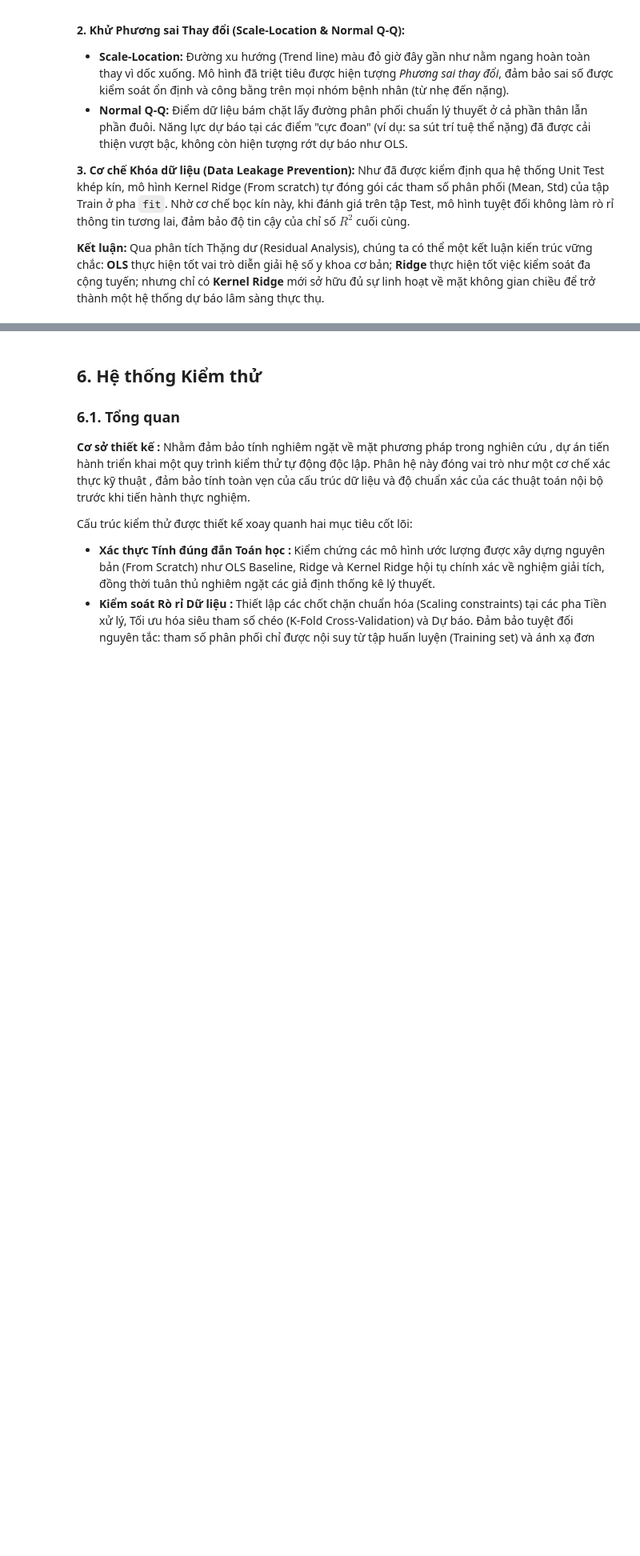
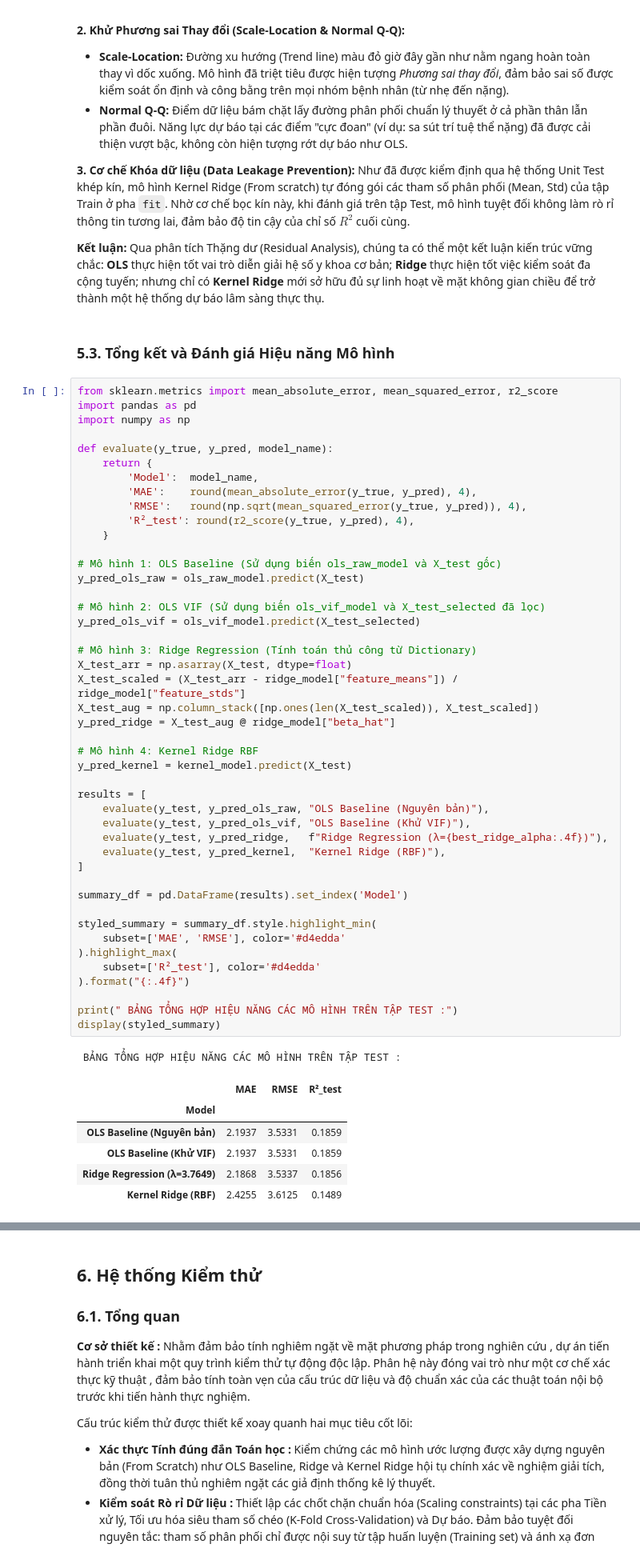
Before and after one commit to TanKhoiTV/blues-estimator-project, a Jupyter notebook: part2/part2_notebook.ipynb, the cells around one changed output, grey strips where cells are left out. Shown at 80% size. Drawn from its saved outputs; the diff is of its cells as text; blank space fills up the shorter version.

Commit message:
fix: add performance table for r_2, rmse, mae

```diff
--- a/part2/part2_notebook.ipynb
+++ b/part2/part2_notebook.ipynb
@@ -996,4 +996,59 @@ Khác biệt lớn nhất nằm ở đồ thị thứ nhất. Đám mây điểm
 Như đã được kiểm định qua hệ thống Unit Test khép kín, mô hình Kernel Ridge (From scratch) tự đóng gói các tham số phân phối (Mean, Std) của tập Train ở pha `fit`. Nhờ cơ chế bọc kín này, khi đánh giá trên tập Test, mô hình tuyệt đối không làm rò rỉ thông tin tương lai, đảm bảo độ tin cậy của chỉ số $R^2$ cuối cùng.
 
 **Kết luận:** Qua phân tích Thặng dư (Residual Analysis), chúng ta có thể một kết luận kiến trúc vững chắc: **OLS** thực hiện tốt vai trò diễn giải hệ số y khoa cơ bản; **Ridge** thực hiện tốt việc kiểm soát đa cộng tuyến; nhưng chỉ có **Kernel Ridge** mới sở hữu đủ sự linh hoạt về mặt không gian chiều để trở thành một hệ thống dự báo lâm sàng thực thụ.
+# %% [markdown]
+### 5.3. Tổng kết và Đánh giá Hiệu năng Mô hình
+# %%
+from sklearn.metrics import mean_absolute_error, mean_squared_error, r2_score
+import pandas as pd
+import numpy as np
+
+def evaluate(y_true, y_pred, model_name):
+    return {
+        'Model':  model_name,
+        'MAE':    round(mean_absolute_error(y_true, y_pred), 4),
+        'RMSE':   round(np.sqrt(mean_squared_error(y_true, y_pred)), 4),
+        'R²_test': round(r2_score(y_true, y_pred), 4),
+    }
+
+# Mô hình 1: OLS Baseline (Sử dụng biến ols_raw_model và X_test gốc)
+y_pred_ols_raw = ols_raw_model.predict(X_test)
+
+# Mô hình 2: OLS VIF (Sử dụng biến ols_vif_model và X_test_selected đã lọc)
+y_pred_ols_vif = ols_vif_model.predict(X_test_selected)
+
+# Mô hình 3: Ridge Regression (Tính toán thủ công từ Dictionary)
+X_test_arr = np.asarray(X_test, dtype=float)
+X_test_scaled = (X_test_arr - ridge_model["feature_means"]) / ridge_model["feature_stds"]
+X_test_aug = np.column_stack([np.ones(len(X_test_scaled)), X_test_scaled])
+y_pred_ridge = X_test_aug @ ridge_model["beta_hat"]
+
+# Mô hình 4: Kernel Ridge RBF
+y_pred_kernel = kernel_model.predict(X_test)
+
+results = [
+    evaluate(y_test, y_pred_ols_raw, "OLS Baseline (Nguyên bản)"),
+    evaluate(y_test, y_pred_ols_vif, "OLS Baseline (Khử VIF)"),
+    evaluate(y_test, y_pred_ridge,   f"Ridge Regression (λ={best_ridge_alpha:.4f})"),
+    evaluate(y_test, y_pred_kernel,  "Kernel Ridge (RBF)"),
+]
+
+summary_df = pd.DataFrame(results).set_index('Model')
+
+styled_summary = summary_df.style.highlight_min(
+    subset=['MAE', 'RMSE'], color='#d4edda'
+).highlight_max(
+    subset=['R²_test'], color='#d4edda'
+).format("{:.4f}")
+
+print(" BẢNG TỔNG HỢP HIỆU NĂNG CÁC MÔ HÌNH TRÊN TẬP TEST :")
+display(styled_summary)
+# %% [output]
+ BẢNG TỔNG HỢP HIỆU NĂNG CÁC MÔ HÌNH TRÊN TẬP TEST :
+|  | MAE | RMSE | R²_test |
+| Model |  |  |  |
+| OLS Baseline (Nguyên bản) | 2.1937 | 3.5331 | 0.1859 |
+| OLS Baseline (Khử VIF) | 2.1937 | 3.5331 | 0.1859 |
+| Ridge Regression (λ=3.7649) | 2.1868 | 3.5337 | 0.1856 |
+| Kernel Ridge (RBF) | 2.4255 | 3.6125 | 0.1489 |
 # %% [markdown]
```
Also changed, not shown: parts of 4 cells of this notebook.
